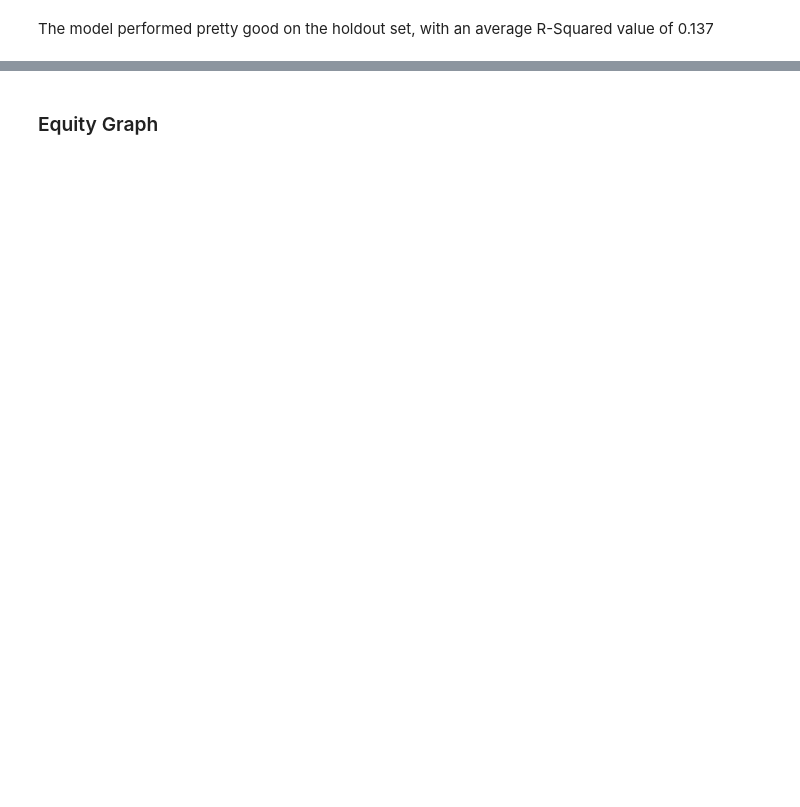
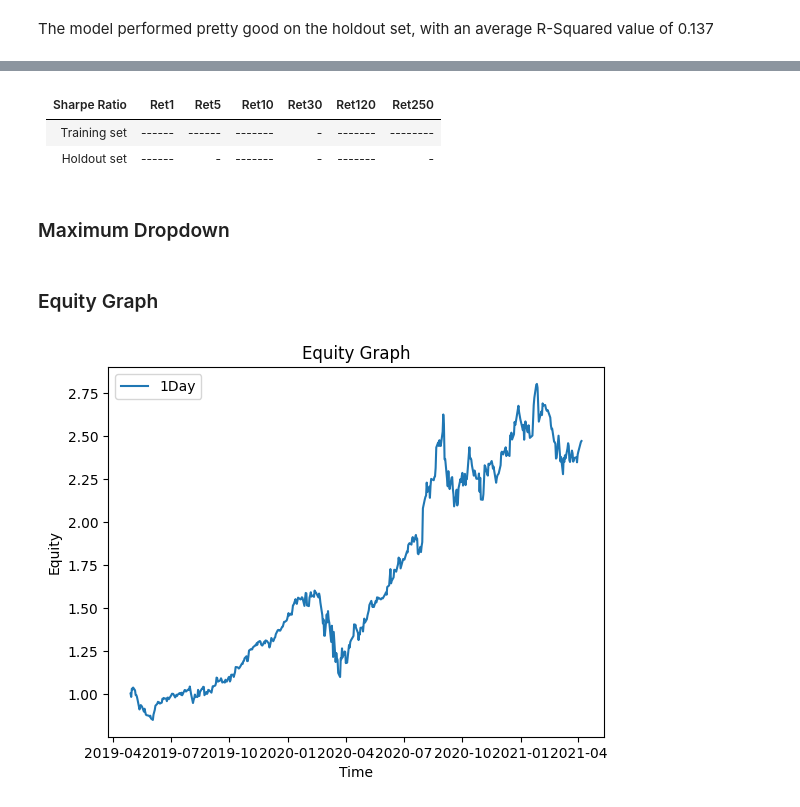
Before and after one commit to ShiweiHe0713/RegressionBased-ESG_Company_Trading, a Jupyter notebook: modeling.ipynb, the cells around one changed output, grey strips where cells are left out. Saved outputs shown, nothing was run; the diff lists cells and outputs as text; code cells hidden in the pictures; blank space fills up the shorter version.

```diff
--- a/modeling.ipynb
+++ b/modeling.ipynb
@@ -196,0 +227,7 @@ Annualized Sharpe Ratio: 1.091840711785868
+# %% [markdown]
+|Sharpe Ratio | Ret1 | Ret5 | Ret10 | Ret30 | Ret120 | Ret250 |
+| ------------|------|------|-------|--------|-------|--------|
+|Training set |------|------|-------|-|-------|--------|
+|Holdout set  |------|- |-------|-|-------|-|
+# %% [markdown]
+### Maximum Dropdown
@@ -197,2 +236,22 @@ Annualized Sharpe Ratio: 1.091840711785868
 # %% [markdown]
 ### Equity Graph
+# %%
+# We will first test the 120-day return equity graph
+df = training_set
+initial_invest = 1
+
+df['EQ1'] = (1 + df['AAPL_Px_ret1'] ).cumprod() * initial_invest
+df['EQ5'] = (1 + df['AAPL_Px_ret5'] ).cumprod() * initial_invest
+df['EQ120'] = (1 + df['AAPL_Px_ret120'] ).cumprod() * initial_invest
+
+plt.plot(df['Date'], df['EQ1'], label="1Day")
+# plt.plot(df['Date'], df['EQ5'], label="5Day")
+# plt.plot(df['Date'], df['EQ120'], label="120Day")
+
+plt.legend()
+plt.title("Equity Graph")
+plt.xlabel("Time")
+plt.ylabel("Equity")
+plt.show()
+# %% [output]
+[figure, added]
```
Also changed, not shown: parts of 11 cells of this notebook, 2 other files.
